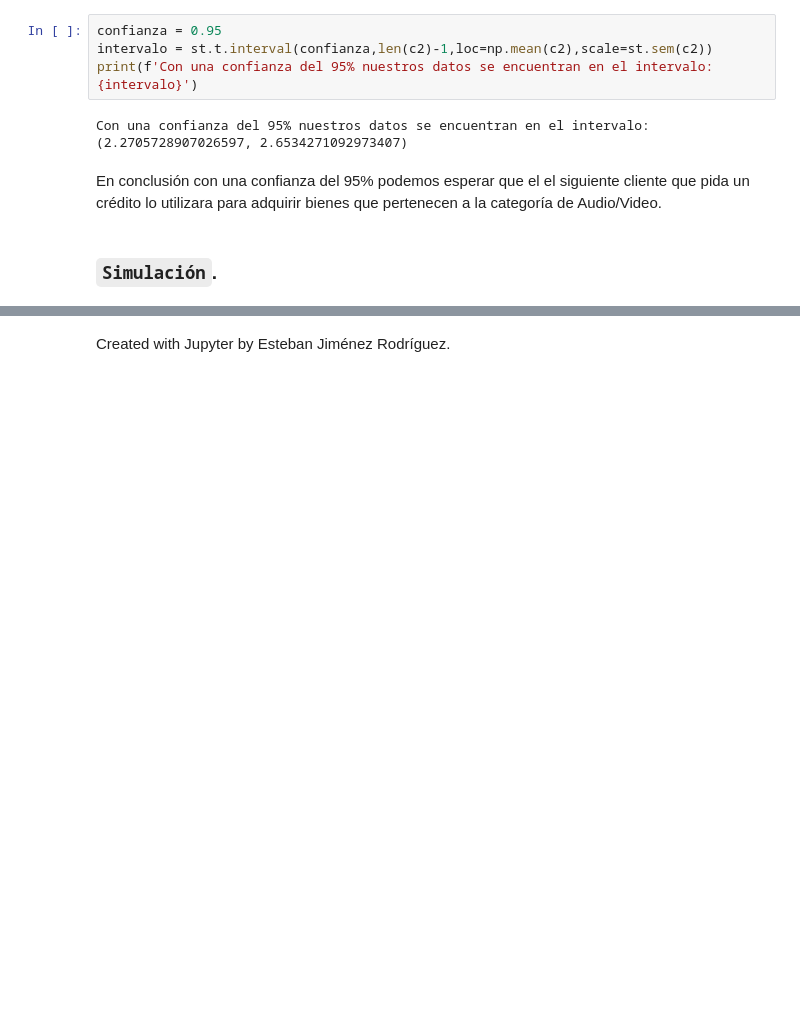
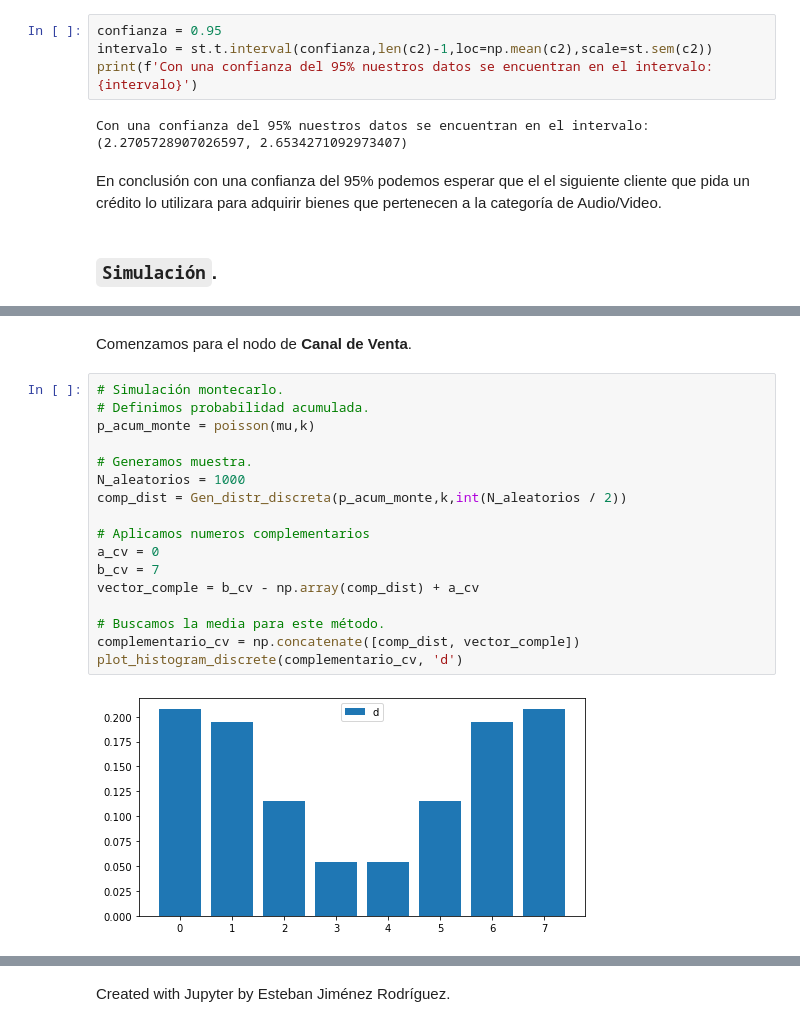
Before and after one commit to JuanPablo2019/Proyecto_modulo1, a Jupyter notebook: ProyectoModulo1_MaganaJ_PinedaB.ipynb, the cells around one changed output, grey strips where cells are left out. Saved outputs shown, nothing was run; the diff lists cells and outputs as text; blank space fills up the shorter version.

Commit message:
Avance. Simulación

```diff
--- a/ProyectoModulo1_MaganaJ_PinedaB.ipynb
+++ b/ProyectoModulo1_MaganaJ_PinedaB.ipynb
@@ -2137,0 +2153,21 @@ En conclusión con una confianza del 95% podemos esperar que el el siguiente cli
+# %% [markdown]
+Comenzamos para el nodo de **Canal de Venta**.
+# %%
+# Simulación montecarlo.
+# Definimos probabilidad acumulada.
+p_acum_monte = poisson(mu,k)
+
+# Generamos muestra.
+N_aleatorios = 1000
+comp_dist = Gen_distr_discreta(p_acum_monte,k,int(N_aleatorios / 2))
+
+# Aplicamos numeros complementarios
+a_cv = 0
+b_cv = 7
+vector_comple = b_cv - np.array(comp_dist) + a_cv
+
+# Buscamos la media para este método.
+complementario_cv = np.concatenate([comp_dist, vector_comple])
+plot_histogram_discrete(complementario_cv, 'd')
+# %% [output]
+[figure, added]
```
Also changed, not shown: parts of 23 cells of this notebook.
